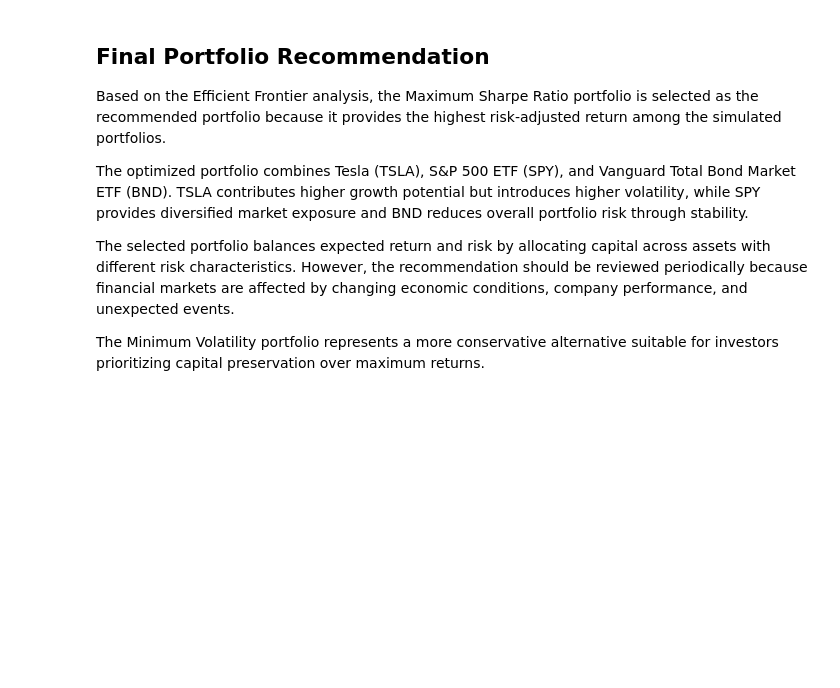
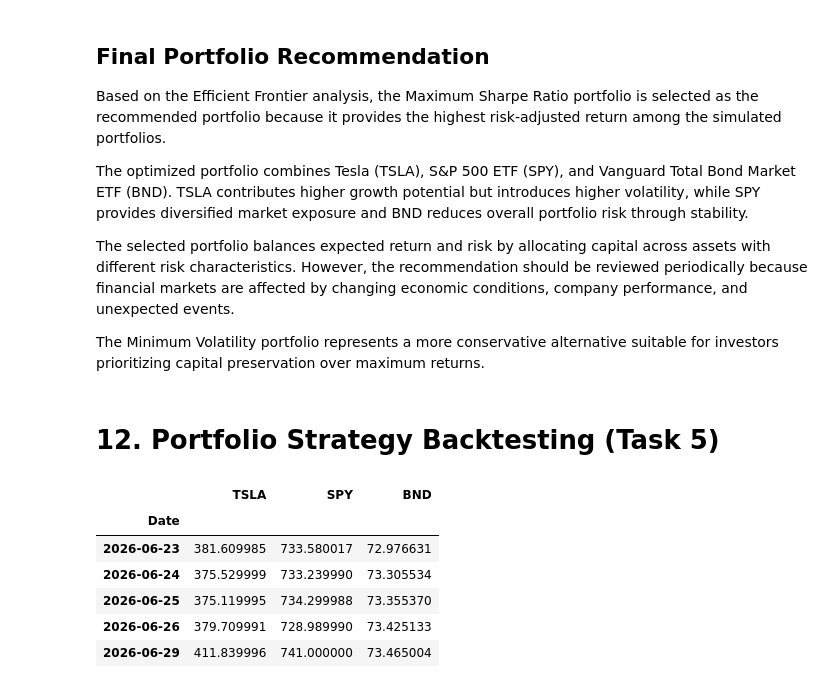
Before and after one commit to Helina-Leul/portfolio-optimization, a Jupyter notebook: notebooks/01_Data_Preprocessing_EDA.ipynb, the cells around one changed output. Saved outputs shown, nothing was run; the diff lists cells and outputs as text; code cells hidden in the pictures; blank space fills up the shorter version.

```diff
--- a/notebooks/01_Data_Preprocessing_EDA.ipynb
+++ b/notebooks/01_Data_Preprocessing_EDA.ipynb
@@ -1749,3 +1749,5 @@ The optimized portfolio combines Tesla (TSLA), S&P 500 ETF (SPY), and Vanguard T
 The selected portfolio balances expected return and risk by allocating capital across assets with different risk characteristics. However, the recommendation should be reviewed periodically because financial markets are affected by changing economic conditions, company performance, and unexpected events.
 
 The Minimum Volatility portfolio represents a more conservative alternative suitable for investors prioritizing capital preservation over maximum returns.
+# %% [markdown]
+# 12. Portfolio Strategy Backtesting (Task 5)
@@ -1751,0 +1760,27 @@ The Minimum Volatility portfolio represents a more conservative alternative suit
+# %%
+# Combine adjusted close prices
+
+backtest_prices = pd.DataFrame({
+
+    "TSLA": tsla["Adj Close"],
+    "SPY": spy["Adj Close"],
+    "BND": bnd["Adj Close"]
+
+})
+
+
+backtest_prices.index = tsla["Date"]
+
+
+backtest_prices = backtest_prices.sort_index()
+
+
+backtest_prices.tail()
+# %% [output]
+|  | TSLA | SPY | BND |
+| Date |  |  |  |
+| 2026-06-23 | 381.609985 | 733.580017 | 72.976631 |
+| 2026-06-24 | 375.529999 | 733.239990 | 73.305534 |
+| 2026-06-25 | 375.119995 | 734.299988 | 73.355370 |
+| 2026-06-26 | 379.709991 | 728.989990 | 73.425133 |
+| 2026-06-29 | 411.839996 | 741.000000 | 73.465004 |
```
Also changed, not shown: parts of 15 cells of this notebook, 1 other file.
